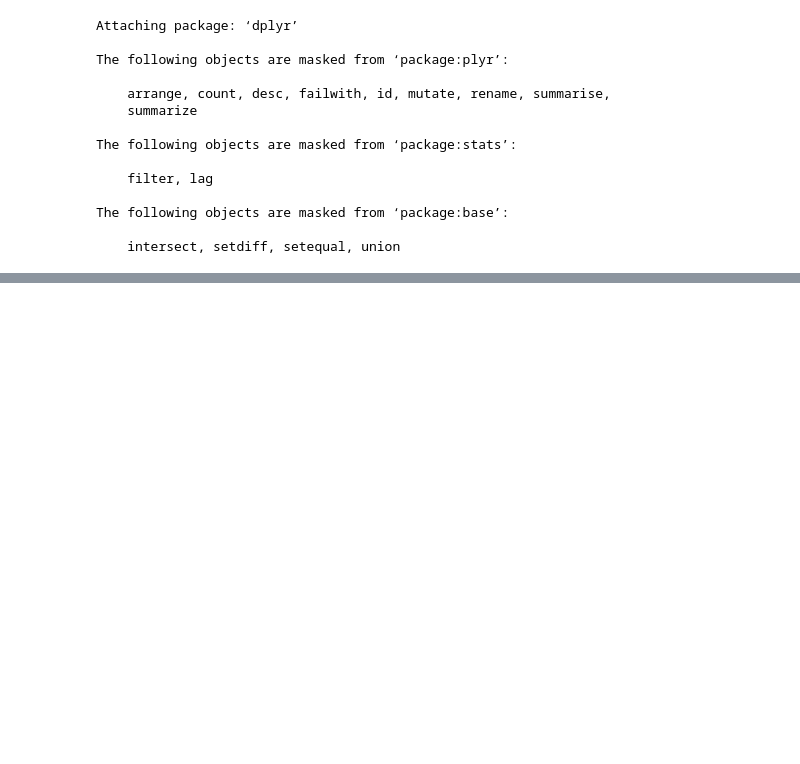
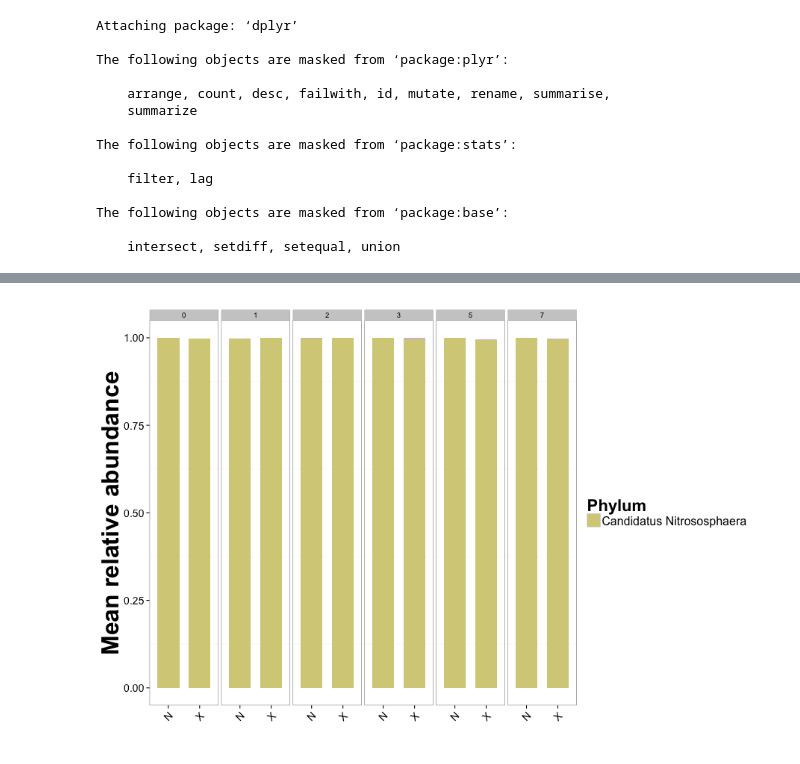
Before and after one commit to TheaWhitman/Microcosms16S, a Jupyter notebook: Figures/Stacked_Bar.ipynb, the cells around one changed output, grey strips where cells are left out. Drawn from its saved outputs; the diff is of its cells as text; code cells hidden in the pictures; blank space fills up the shorter version.

```diff
--- a/Figures/Stacked_Bar.ipynb
+++ b/Figures/Stacked_Bar.ipynb
@@ -180,0 +157,69 @@ ggsave(filename="RelabundPhylum16S.Argonne.jpg", p, width=7, height=8.6)
+# %%
+%%R -w 900 -h 600
+
+cutoff = 0.00
+totabund = 0
+
+d.plot = mdf %>%
+    filter(Kingdom=="Archaea")%>%
+    group_by(Sample) %>%
+    filter(sum(Abundance) > totabund) %>%
+    mutate(Abundance = Abundance / sum(Abundance))
+d.plot$Phylum = ifelse(is.na(d.plot$Phylum)==TRUE, "Unidentified", paste(d.plot$Phylum))
+d.plot$Phylum = ifelse(d.plot$Phylum=="unidentified", "Unidentified", paste(d.plot$Phylum))
+d.plot = d.plot %>%
+    mutate(Tax=Genus)%>%
+    group_by(Day, Trtmt, Tax, OTU) %>%
+    summarize(Abundance = mean(Abundance)) %>%
+    group_by(Day, Trtmt, Tax) %>%
+    summarize(Abundance = sum(Abundance)) %>%
+    filter(Abundance > cutoff) %>%
+    arrange(Day, Trtmt) %>%
+    group_by(Day, Trtmt,Tax)%>%
+    summarize(Abundance = mean(Abundance))
+
+colnames(d.plot) <- c("Day","Trtmt", "Tax", "Abundance")
+
+mean.Abund = ddply(d.plot, .(Tax), summarize, M = mean(Abundance))
+# Calculate the phyla's mean abundances
+d.plot$Tax = factor(d.plot$Tax, levels=mean.Abund[order(-mean.Abund$M),]$Tax)
+# Order the Phyla by abundance
+
+#d.plot$Trtmt = ordered(d.plot$Trtmt, levels = c("Ferrihydrite", "Quartz", "Kaolinite", "Heavy Fraction", "Soil"))
+
+d.plot<-d.plot[with(d.plot, order( Trtmt, Tax)),]
+# Sort the whole dataframe by this phylum order
+
+scheme <- iwanthue()
+colors = scheme$hex(length(unique(d.plot$Tax)), color_space = hcl_presets$pastel)
+
+p = ggplot(d.plot, aes(x = Trtmt, y = Abundance, fill = Tax))
+
+p = p + facet_grid(~Day, scales = "free_x", space = "free")
+
+N=0
+Phyla=factor(d.plot$Tax, d.plot[order(-d.plot$Abundance),]$Tax)[1:N]
+p = p + scale_fill_manual(values = colors, breaks = Phyla)
+
+p = p + geom_bar(stat = "identity", width = 0.70)
+
+p = p + guides(fill = guide_legend(ncol = 1, title = "Phylum", reverse="TRUE"))
+
+#p = p + theme(axis.text.y=theme_text(angle=-90))
+
+p = p + ylab("Mean relative abundance") + xlab("")
+
+p = p + theme_bw()
+
+p = p + theme(axis.text.x = element_text(size = 14, angle = 45, hjust=1),
+              axis.text.y = element_text(size = 14),
+              axis.title.x = element_text(size = 28),
+              axis.title.y = element_text(size = 32,vjust=1,face='bold'),
+              legend.title = element_text(size=22),
+              legend.text = element_text(size = 16))
+
+p = p + theme(legend.position="right", panel.grid.major= element_blank())
+
+p
+# %% [output]
+[figure, added]
```
Also changed, not shown: parts of 6 cells of this notebook, 27 other files.
